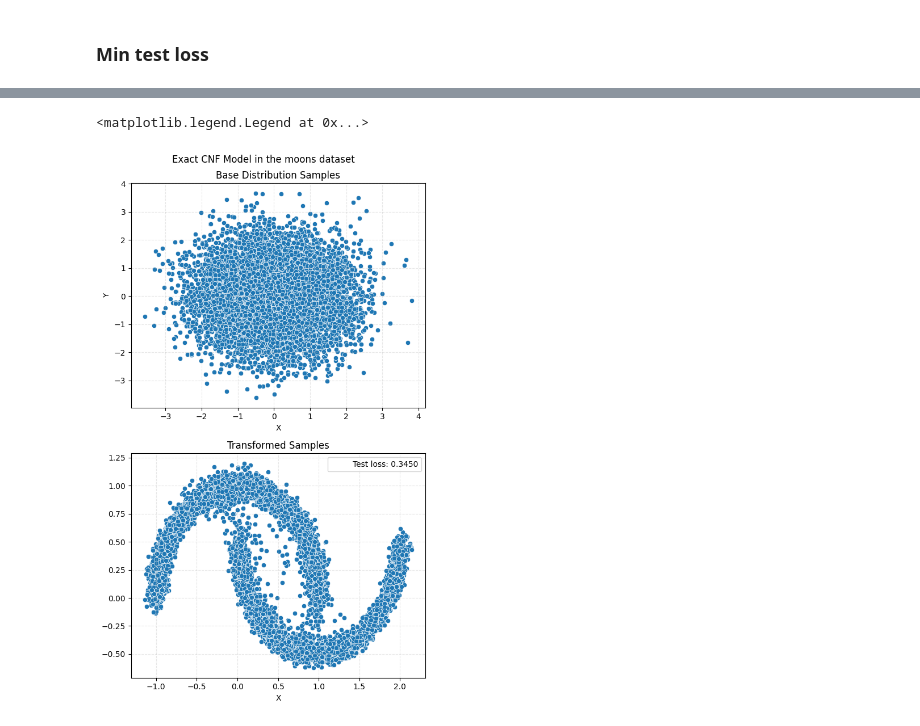
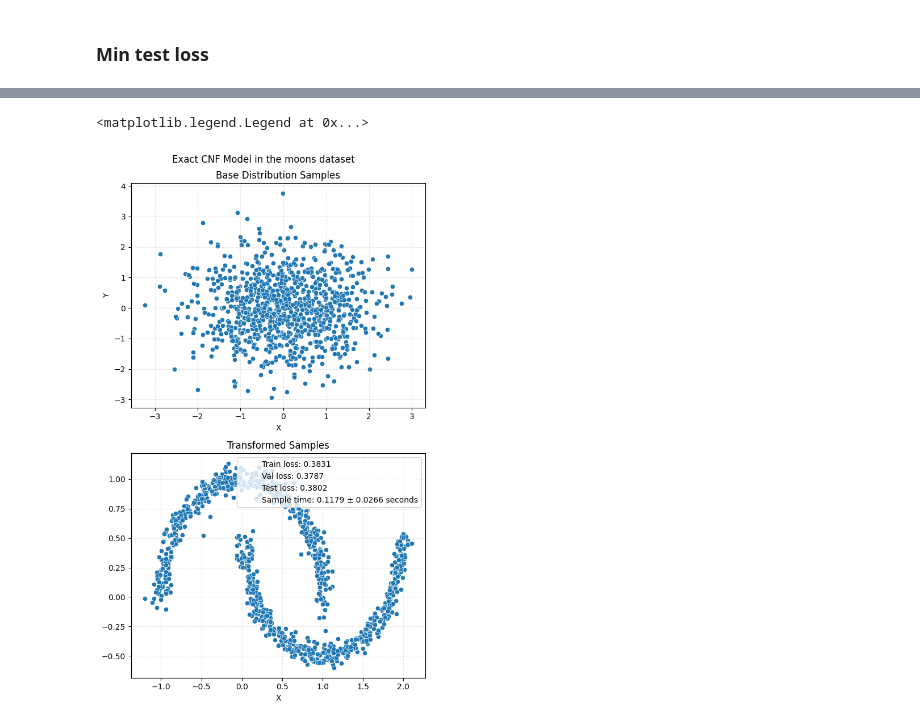
Before and after one commit to lucasbanunes/even-flow-pearl-jam.mp3, a Jupyter notebook: 02_cnf_trace_computation.ipynb, the cells around one changed output, grey strips where cells are left out. Saved outputs shown, nothing was run; the diff lists cells and outputs as text; code cells hidden in the pictures.

```diff
--- a/02_cnf_trace_computation.ipynb
+++ b/02_cnf_trace_computation.ipynb
@@ -63,5 +76,12 @@ moons_ylim = ax.get_ylim()
 ## RealNVP
 # %%
 experiment_name = 'Moons Real NVP'
-mlflow.set_experiment(experiment_name)
+experiment = mlflow.get_experiment_by_name(experiment_name)
+real_nvp_runs_df = mlflow.search_runs(experiment_ids=[experiment.experiment_id])
+real_nvp_runs_df = real_nvp_runs_df[real_nvp_runs_df['status'] == 'FINISHED']
+real_nvp_runs_df['job'] = None
+for i, row in real_nvp_runs_df.iterrows():
+    job = MoonsRealNVPJob.from_mlflow_run_id(row['run_id'])
+    real_nvp_runs_df.at[i, 'job'] = job
+real_nvp_runs_df
 # %% [output]
@@ -190,6 +167,6 @@ fig.tight_layout()
 # %%
 min_nvp_idx = real_nvp_runs_df['metrics.test.loss'].idxmin()
 min_nvp_run = real_nvp_runs_df.loc[min_nvp_idx]
-min_nvp_job = MoonsRealNVPJob.from_mlflow_run_id(min_nvp_run['run_id'])
+min_nvp_job = min_nvp_run['job']
 min_nvp_job
 # %% [output]
@@ -253,6 +241,14 @@ fig.tight_layout()
 # %% [markdown]
 ## Exact CNF
 # %%
-experiment_name = 'Moons Zuko CNF Exact'
-mlflow.set_experiment(experiment_name)
+experiment_name = 'Moons Zuko Exact CNF'
+experiment = mlflow.get_experiment_by_name(experiment_name)
+exact_cnf_runs_df = mlflow.search_runs(experiment_ids=[experiment.experiment_id])
+exact_cnf_runs_df = exact_cnf_runs_df[exact_cnf_runs_df['status'] == 'FINISHED']
+exact_cnf_runs_df['job'] = None
+for i, row in exact_cnf_runs_df.iterrows():
+    logger.info(f'Loading job for run_id {row["run_id"]}')
+    job = MoonsZukoCNFJob.from_mlflow_run_id(row['run_id'])
+    exact_cnf_runs_df.at[i, 'job'] = job
+exact_cnf_runs_df
 # %% [output]
@@ -443,9 +344,6 @@ fig.tight_layout()
 # %%
 min_exact_cnf_idx = exact_cnf_runs_df['metrics.test.loss'].idxmin()
 min_exact_cnf_run = exact_cnf_runs_df.loc[min_exact_cnf_idx]
-for job in exact_cnf_jobs:
-    if job.id_ == min_exact_cnf_run['run_id']:
-        min_exact_cnf_job = job
-        break
+min_exact_cnf_job = min_exact_cnf_run['job']
 min_exact_cnf_job
 # %% [output]
@@ -453,8 +367,8 @@ MoonsZukoCNFJob(id_='0a126e6db3694bf59e32afc40282e0ad', name='zuko-exact-cnf-moo
 # %%
 sample_time_estimation = 100
-n_samples = 10000
+n_samples = 1000
 delta = []
-for _ in range(sample_time_estimation):
+for _ in tqdm(range(sample_time_estimation), total=sample_time_estimation):
     start = datetime.now(timezone.utc).timestamp()
     min_exact_cnf_job.model.sample((n_samples,))
     finish = datetime.now(timezone.utc).timestamp()
@@ -469,6 +383,12 @@ transformed_samples, base_samples, fig, axes = min_exact_cnf_job.plot_comparison
 fig.suptitle('Exact CNF Model in the moons dataset')
 fig.tight_layout()
 axes[1].plot([], [], ' ',
-             label=f'Test loss: {min_exact_cnf_run["metrics.test.loss"]:.4f}',)
+             label=f'Train loss: {min_nvp_run["metrics.train.loss"]:.4f}',)
+axes[1].plot([], [], ' ',
+             label=f'Val loss: {min_nvp_run["metrics.val.loss"]:.4f}',)
+axes[1].plot([], [], ' ',
+             label=f'Test loss: {min_nvp_run["metrics.test.loss"]:.4f}',)
+axes[1].plot([], [], ' ',
+             label=f'Sample time: {avg:.4f} ± {std:.4f} seconds',)
 axes[1].legend()
 # %% [output]
@@ -476,5 +396,5 @@ axes[1].legend()
 <matplotlib.legend.Legend at 0x...>
-[figure, old version]
+[figure, new version]
 # %%
 fig, axes = plt.subplots(2, 3, figsize=(24, 16))
 for ax in axes[-1, :].flatten():
```
Also changed, not shown: parts of 50 cells of this notebook.
